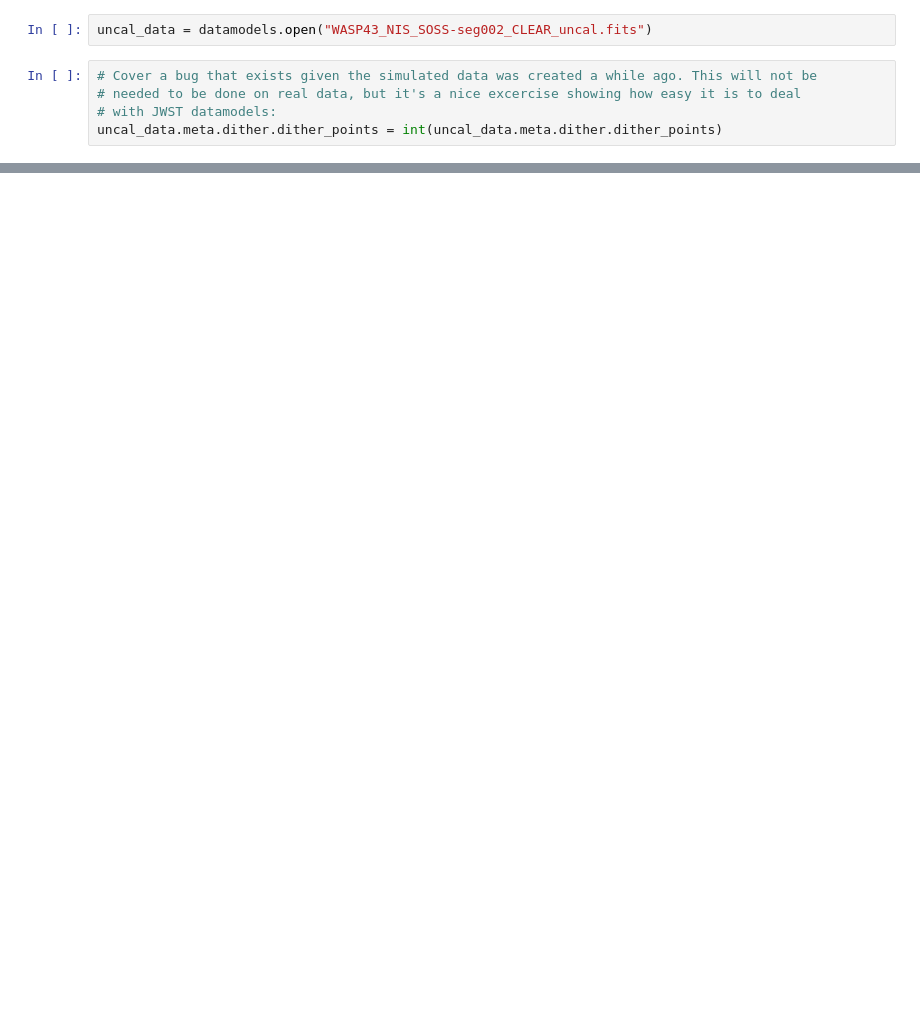
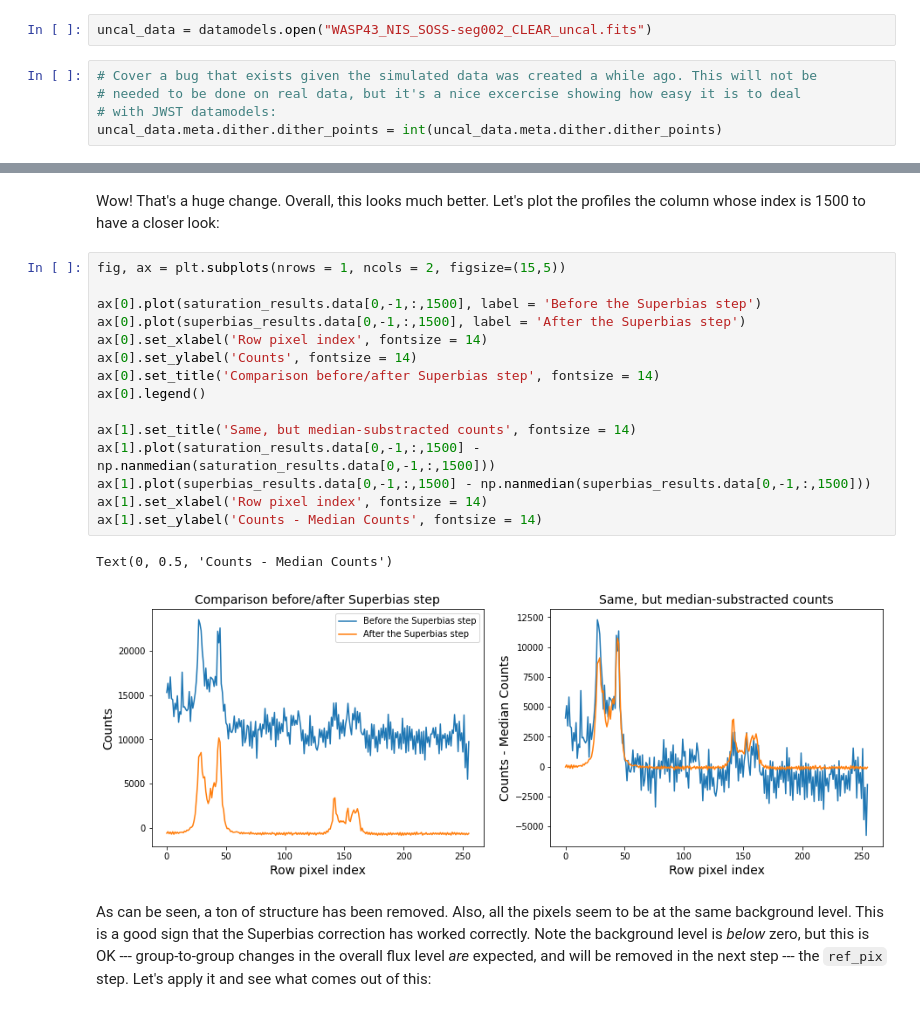
Before and after one commit to spacetelescope/jwebbinar_prep, a Jupyter notebook: tso_session/ExploringTSOProducts.ipynb, the cells around one changed output, grey strips where cells are left out. Drawn from its saved outputs; the diff is of its cells as text; blank space fills up the shorter version.

```diff
--- a/tso_session/ExploringTSOProducts.ipynb
+++ b/tso_session/ExploringTSOProducts.ipynb
@@ -118,0 +331,22 @@ Let's run the `saturation` and `linearity` steps:
+# %% [markdown]
+Wow! That's a huge change. Overall, this looks much better. Let's plot the profiles the column whose index is 1500 to have a closer look:
+# %%
+fig, ax = plt.subplots(nrows = 1, ncols = 2, figsize=(15,5))
+
+ax[0].plot(saturation_results.data[0,-1,:,1500], label = 'Before the Superbias step')
+ax[0].plot(superbias_results.data[0,-1,:,1500], label = 'After the Superbias step')
+ax[0].set_xlabel('Row pixel index', fontsize = 14)
+ax[0].set_ylabel('Counts', fontsize = 14)
+ax[0].set_title('Comparison before/after Superbias step', fontsize = 14)
+ax[0].legend()
+
+ax[1].set_title('Same, but median-substracted counts', fontsize = 14)
+ax[1].plot(saturation_results.data[0,-1,:,1500] - np.nanmedian(saturation_results.data[0,-1,:,1500]))
+ax[1].plot(superbias_results.data[0,-1,:,1500] - np.nanmedian(superbias_results.data[0,-1,:,1500]))
+ax[1].set_xlabel('Row pixel index', fontsize = 14)
+ax[1].set_ylabel('Counts - Median Counts', fontsize = 14)
+# %% [output]
+Text(0, 0.5, 'Counts - Median Counts')
+[figure, added]
+# %% [markdown]
+As can be seen, a ton of structure has been removed. Also, all the pixels seem to be at the same background level. This is a good sign that the Superbias correction has worked correctly. Note the background level is _below_ zero, but this is OK --- group-to-group changes in the overall flux level _are_ expected, and will be removed in the next step --- the `ref_pix` step. Let's apply it and see what comes out of this:
```
Also changed, not shown: parts of 53 cells of this notebook.
